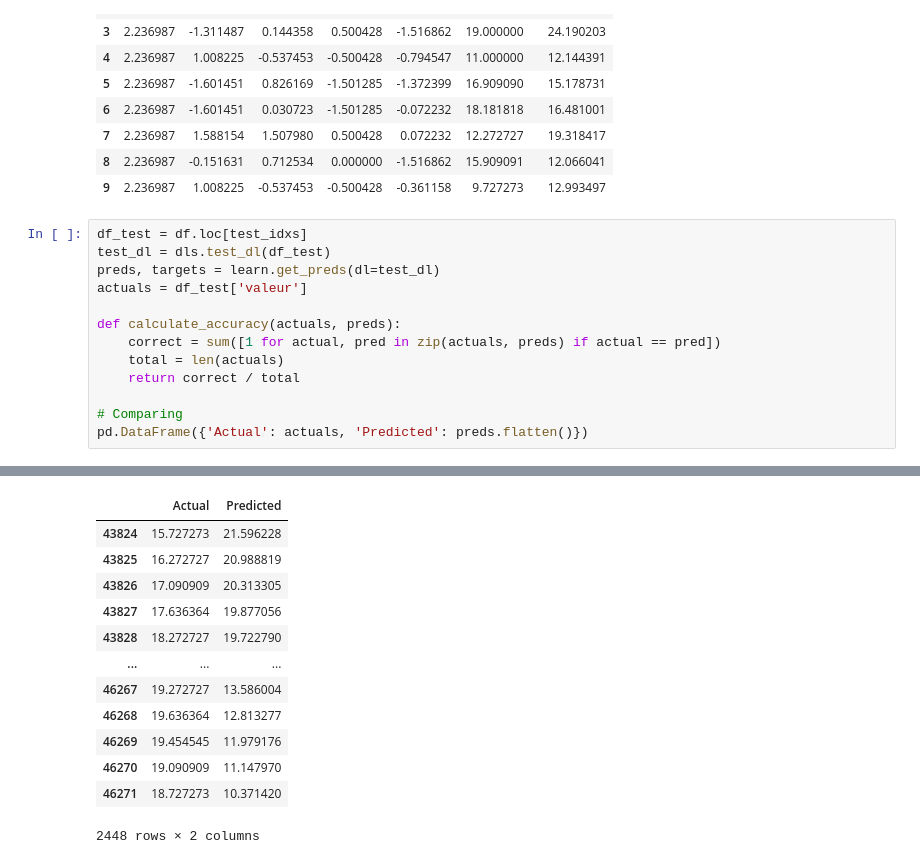
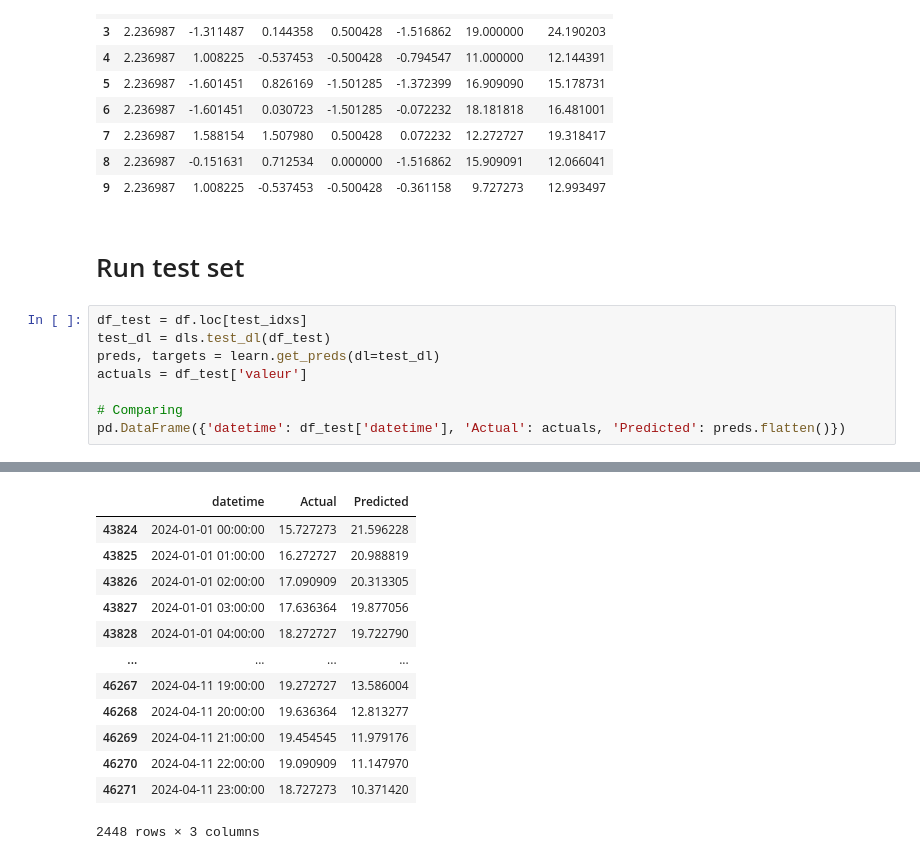
Before and after one commit to Magellol/montreal-aqi-predictions, a Jupyter notebook: index.ipynb, the cells around one changed output, grey strips where cells are left out. Saved outputs shown, nothing was run; the diff lists cells and outputs as text.

Commit message:
Generate test dataframe

```diff
--- a/index.ipynb
+++ b/index.ipynb
@@ -136,31 +136,28 @@ learn.show_results(max_n=10)
 | 7 | 2.236987 | 1.588154 | 1.507980 | 0.500428 | 0.072232 | 12.272727 | 19.318417 |
 | 8 | 2.236987 | -0.151631 | 0.712534 | 0.000000 | -1.516862 | 15.909091 | 12.066041 |
 | 9 | 2.236987 | 1.008225 | -0.537453 | -0.500428 | -0.361158 | 9.727273 | 12.993497 |
+# %% [markdown]
+# Run test set
 # %%
 df_test = df.loc[test_idxs]
 test_dl = dls.test_dl(df_test)
 preds, targets = learn.get_preds(dl=test_dl)
 actuals = df_test['valeur']
 
-def calculate_accuracy(actuals, preds):
-    correct = sum([1 for actual, pred in zip(actuals, preds) if actual == pred])
-    total = len(actuals)
-    return correct / total
-
 # Comparing
-pd.DataFrame({'Actual': actuals, 'Predicted': preds.flatten()})
+pd.DataFrame({'datetime': df_test['datetime'], 'Actual': actuals, 'Predicted': preds.flatten()})
 # %% [output]
 [interactive output not drawn]
-|  | Actual | Predicted |
-| 43824 | 15.727273 | 21.596228 |
-| 43825 | 16.272727 | 20.988819 |
-| 43826 | 17.090909 | 20.313305 |
-| 43827 | 17.636364 | 19.877056 |
-| 43828 | 18.272727 | 19.722790 |
-| ... | ... | ... |
-| 46267 | 19.272727 | 13.586004 |
-| 46268 | 19.636364 | 12.813277 |
-| 46269 | 19.454545 | 11.979176 |
-| 46270 | 19.090909 | 11.147970 |
-| 46271 | 18.727273 | 10.371420 |
+|  | datetime | Actual | Predicted |
+| 43824 | 2024-01-01 00:00:00 | 15.727273 | 21.596228 |
+| 43825 | 2024-01-01 01:00:00 | 16.272727 | 20.988819 |
+| 43826 | 2024-01-01 02:00:00 | 17.090909 | 20.313305 |
+| 43827 | 2024-01-01 03:00:00 | 17.636364 | 19.877056 |
+| 43828 | 2024-01-01 04:00:00 | 18.272727 | 19.722790 |
+| ... | ... | ... | ... |
+| 46267 | 2024-04-11 19:00:00 | 19.272727 | 13.586004 |
+| 46268 | 2024-04-11 20:00:00 | 19.636364 | 12.813277 |
+| 46269 | 2024-04-11 21:00:00 | 19.454545 | 11.979176 |
+| 46270 | 2024-04-11 22:00:00 | 19.090909 | 11.147970 |
+| 46271 | 2024-04-11 23:00:00 | 18.727273 | 10.371420 |
-2448 rows × 2 columns
+2448 rows × 3 columns
```
